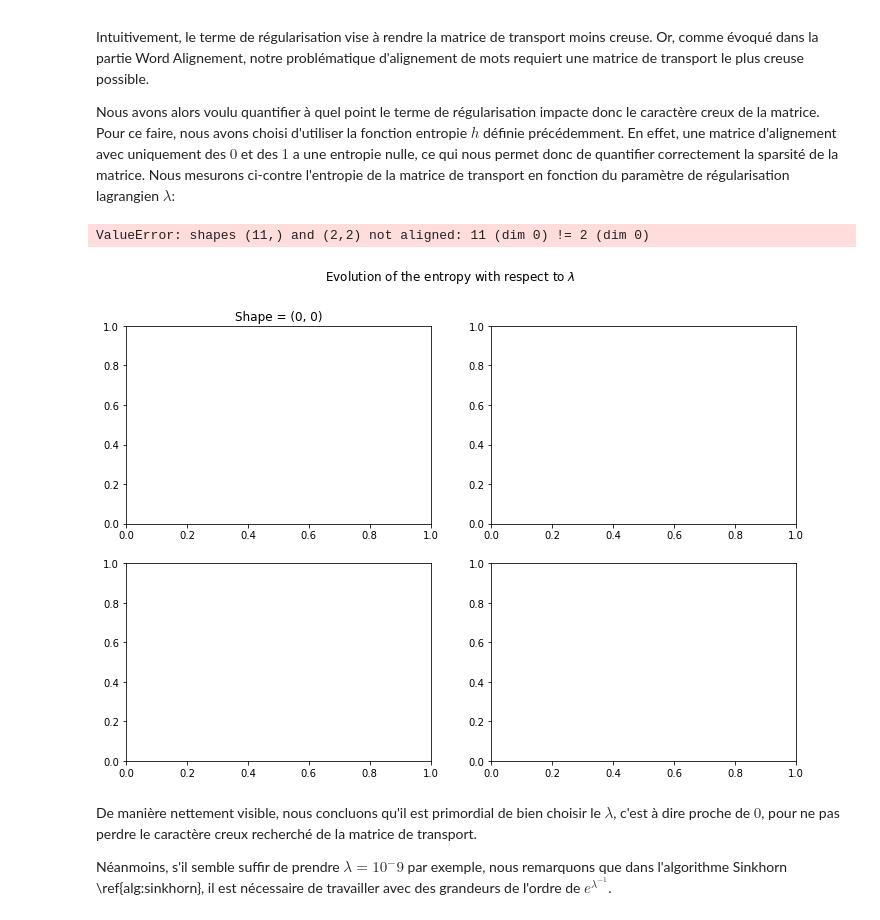
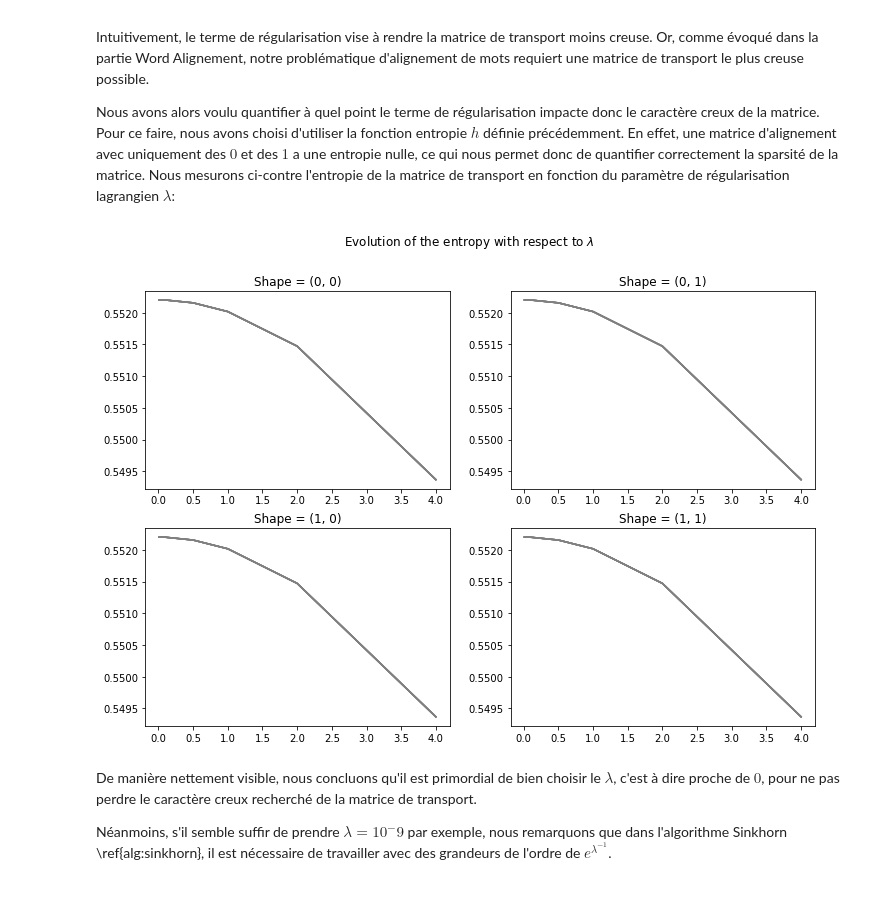
Before and after one commit to codebypol/NLP-OT, a Jupyter notebook: main.ipynb, the cells around one changed output. Cells and saved outputs as stored; diff of their text form; code cells hidden in the pictures.

```diff
--- a/main.ipynb
+++ b/main.ipynb
@@ -203,26 +203,27 @@ def generate_transport_matrix(r:np.ndarray, c:np.ndarray, cost_matrix: np.ndarra
 # %%
 shapes = [(2,2), (10,2), (100,10), (100,100)]
 grid_place = [(0,0), (0,1), (1,0), (1,1)]
 lambdas = [1e-2, 5e-2, 1e-1, 5e-1, 1., 2., 4.]
 
-r = np.asarray(es_vectors[np.random.randint(low=0, high=101)])
-c = np.asarray(fr_vectors[np.random.randint(low=0, high=101)])
-cost_matrix = 1-cosine_similarity(r,c)
+vector_spanish = np.asarray(es_vectors[np.random.randint(low=0, high=101)])
+vector_french = np.asarray(fr_vectors[np.random.randint(low=0, high=101)])
+r = np.ones(vector_spanish.shape[0])*[1/vector_spanish.shape[0]]
+c = np.ones(vector_french.shape[0])*[1/vector_french.shape[0]]
+
+cost_matrix = 1-cosine_similarity(vector_spanish,vector_french)
 
 fig, ax = plt.subplots(nrows=2, ncols= 2, figsize = (12,8))
 fig.suptitle("Evolution of the entropy with respect to $\lambda$")
 
 for place,shape in zip(grid_place,shapes):
     ax[place[0],place[1]].set_title(f"Shape = {place}")
     for i in range(6):
-        cost_matrix = np.random.rand(shape[0],shape[1])
         entropy = [matrix_entropy(generate_transport_matrix(r,c,cost_matrix,lambda_reg)) for lambda_reg in lambdas]
         ax[place[0],place[1]].plot(lambdas, entropy, color = "gray")
 
 plt.show()
 # %% [output]
-ValueError: shapes (11,) and (2,2) not aligned: 11 (dim 0) != 2 (dim 0)
-[figure, old version]
+[figure, new version]
 # %% [markdown]
 De manière nettement visible, nous concluons qu'il est primordial de bien choisir le $\lambda$, c'est à dire proche de $0$, pour ne pas perdre le caractère creux recherché de la matrice de transport.
 
```
